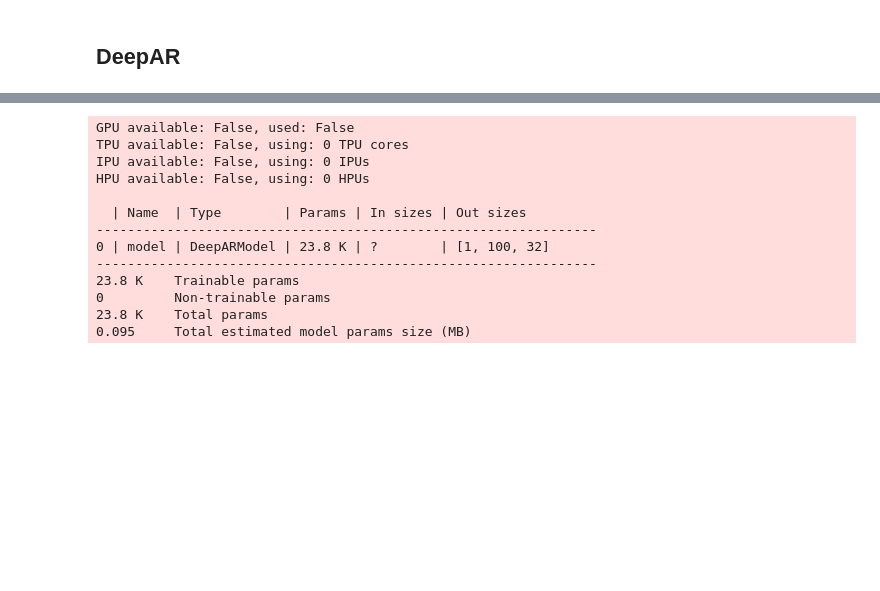
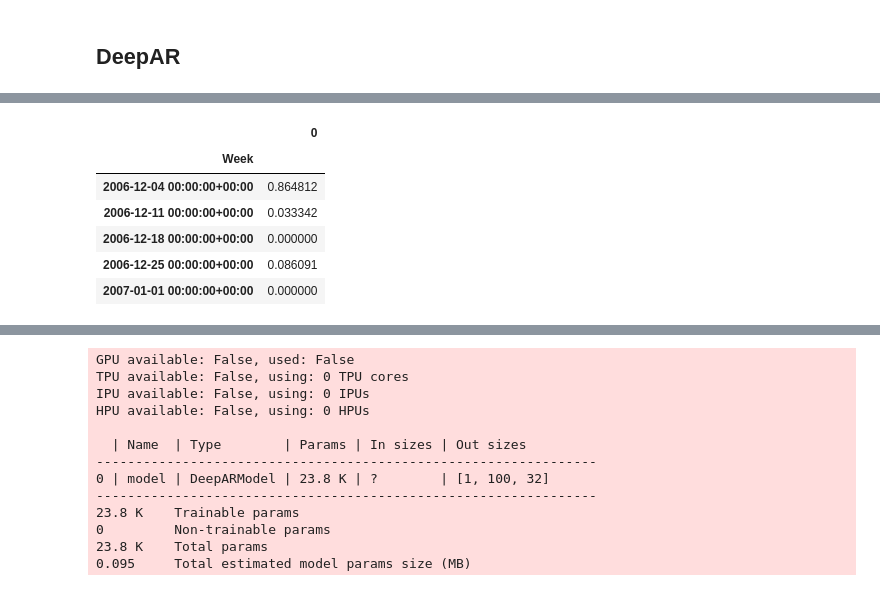
Before and after one commit to jhb300/project_submission_hai_performer, a Jupyter notebook: modelling/exploration/forecast_exploration_notebook.ipynb, the cells around one changed output, grey strips where cells are left out. Drawn from its saved outputs; the diff is of its cells as text; code cells hidden in the pictures; blank space fills up the shorter version.

```diff
--- a/modelling/exploration/forecast_exploration_notebook.ipynb
+++ b/modelling/exploration/forecast_exploration_notebook.ipynb
@@ -19,15 +17,22 @@ ModuleNotFoundError: No module named 'gluonts'
 # %%
 # Load data from a CSV file into a PandasDataset
 file_name = "ts_data_lda_model_topics_5_passes_10_on_title_lemmatized_cnbc_news_dataset_processed.csv"
 file_path = f"../../data_engineering/timeseries_data/{file_name}"
 
 df = pd.read_csv(
     file_path,
     # parse_dates=True,
 ).rename(columns={'Unnamed: 0': 'Week'})
 df['Week'] = df['Week'].apply(lambda x: datetime.fromisoformat(x))
 
 df = df.set_index('Week')
 df = df[['0']]
 df.head()
-dataset = PandasDataset(df, target="0", freq='W')
+# %% [output]
+|  | 0 |
+| Week |  |
+| 2006-12-04 00:00:00+00:00 | 0.864812 |
+| 2006-12-11 00:00:00+00:00 | 0.033342 |
+| 2006-12-18 00:00:00+00:00 | 0.000000 |
+| 2006-12-25 00:00:00+00:00 | 0.086091 |
+| 2007-01-01 00:00:00+00:00 | 0.000000 |
```
Also changed, not shown: parts of 4 cells of this notebook.
